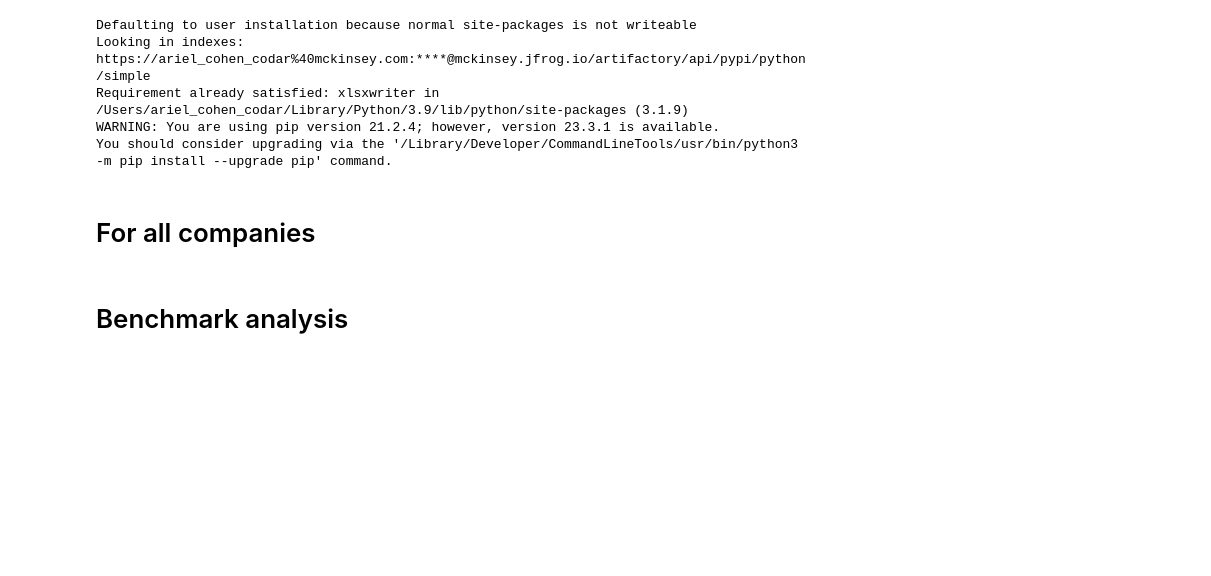
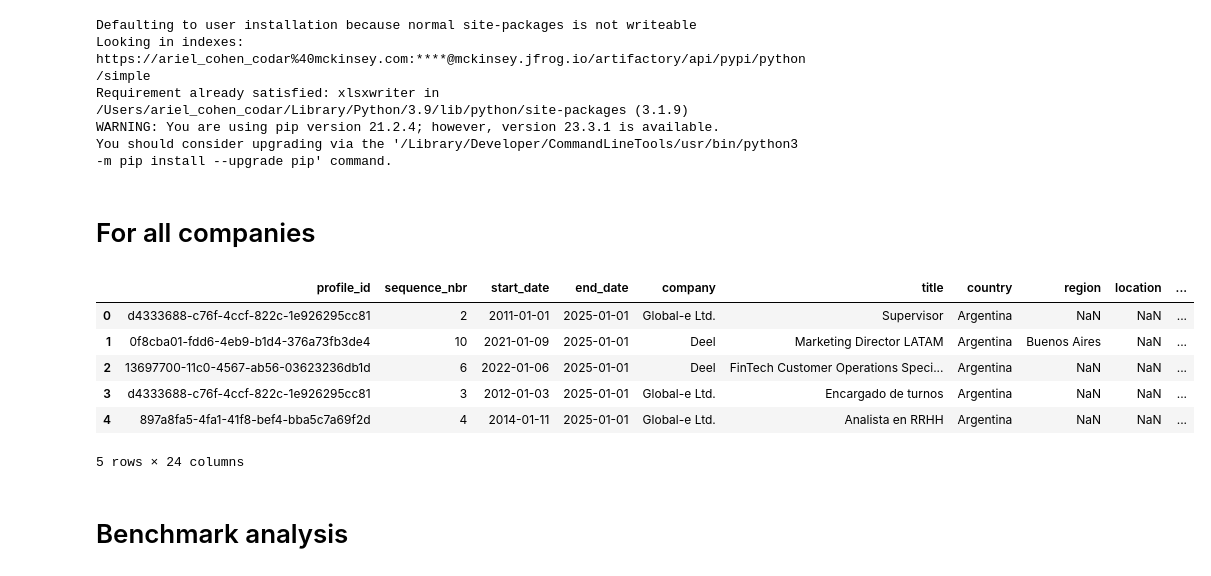
Before and after one commit to arielcohencodar/org-scaling-diagnostic, a Jupyter notebook: notebooks/Incredibuild/HRIS/Attrition_Linkedin.ipynb, the cells around one changed output. Saved outputs shown, nothing was run; the diff lists cells and outputs as text; code cells hidden in the pictures; blank space fills up the shorter version.

```diff
--- a/notebooks/Incredibuild/HRIS/Attrition_Linkedin.ipynb
+++ b/notebooks/Incredibuild/HRIS/Attrition_Linkedin.ipynb
@@ -109,6 +109,16 @@ WARNING: You are using pip version 21.2.4; however, version 23.3.1 is available.
 You should consider upgrading via the '/Library/Developer/CommandLineTools/usr/bin/python3 -m pip install --upgrade pip' command.
 # %% [markdown]
 # For all companies
+# %%
+data_companies.head()
+# %% [output]
+|  | profile_id | sequence_nbr | start_date | end_date | company | title | country | region | location | ... |
+| 0 | d4333688-c76f-4ccf-822c-1e926295cc81 | 2 | 2011-01-01 | 2025-01-01 | Global-e Ltd. | Supervisor | Argentina | NaN | NaN | ... |
+| 1 | 0f8cba01-fdd6-4eb9-b1d4-376a73fb3de4 | 10 | 2021-01-09 | 2025-01-01 | Deel | Marketing Director LATAM | Argentina | Buenos Aires | NaN | ... |
+| 2 | 13697700-11c0-4567-ab56-03623236db1d | 6 | 2022-01-06 | 2025-01-01 | Deel | FinTech Customer Operations Speci... | Argentina | NaN | NaN | ... |
+| 3 | d4333688-c76f-4ccf-822c-1e926295cc81 | 3 | 2012-01-03 | 2025-01-01 | Global-e Ltd. | Encargado de turnos | Argentina | NaN | NaN | ... |
+| 4 | 897a8fa5-4fa1-41f8-bef4-bba5c7a69f2d | 4 | 2014-01-11 | 2025-01-01 | Global-e Ltd. | Analista en RRHH | Argentina | NaN | NaN | ... |
+5 rows × 24 columns
 # %%
 # Data Preprocessing
 # Converting 'start_date' and 'end_date' to datetime format
```
Also changed, not shown: parts of 2 cells of this notebook, 5 other files.
